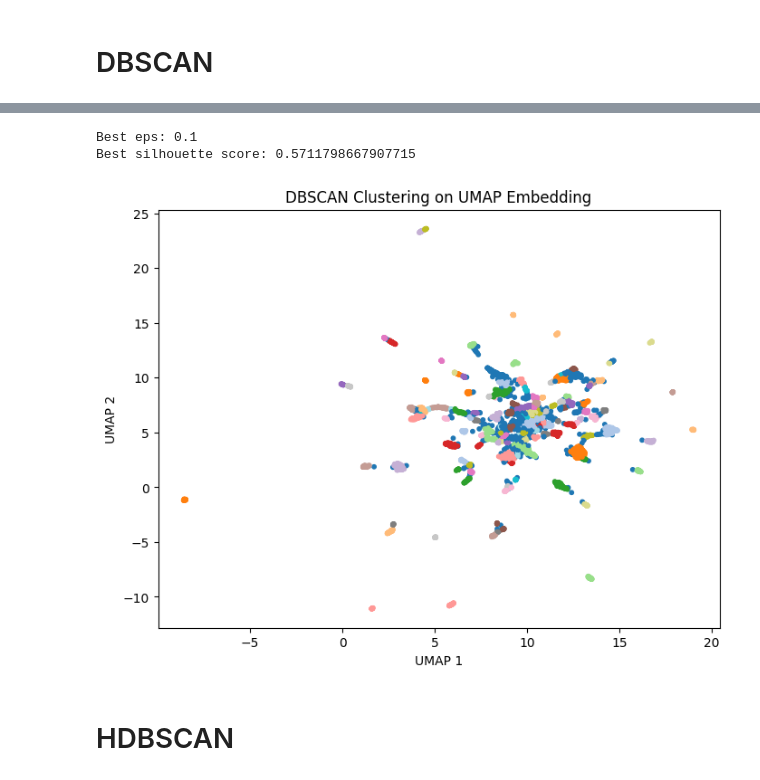
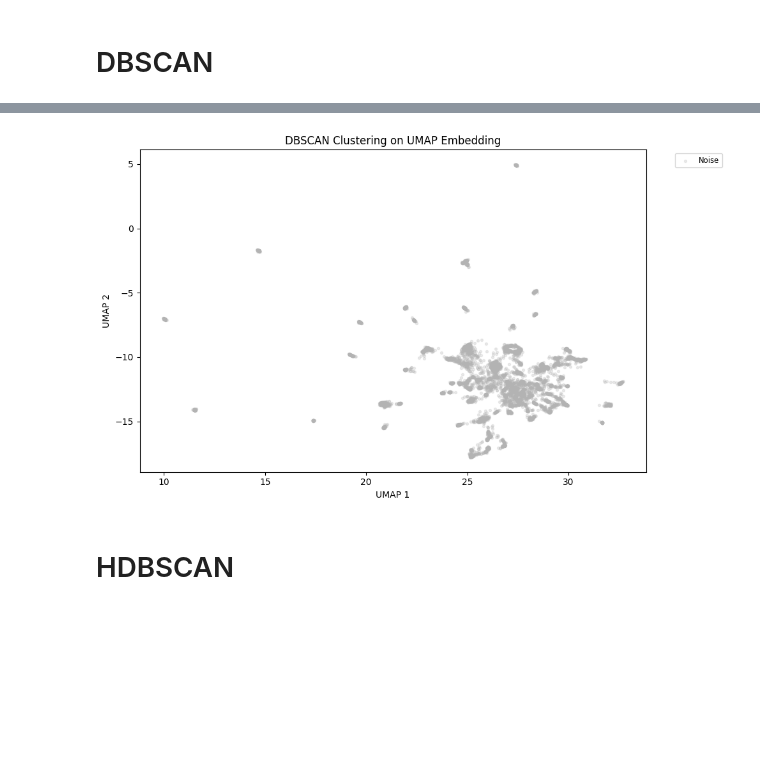
Before and after one commit to Etxarri/ShelterAI, a Jupyter notebook: backend/ai-service/documentation/clustering_models.ipynb, the cells around one changed output, grey strips where cells are left out. Drawn from its saved outputs; the diff is of its cells as text; code cells hidden in the pictures; blank space fills up the shorter version.

```diff
--- a/backend/ai-service/documentation/clustering_models.ipynb
+++ b/backend/ai-service/documentation/clustering_models.ipynb
@@ -434 +401,3 @@ Best number of clusters: 4
+# %%
+best_k = 4
 # %% [markdown]
@@ -436,11 +405,10 @@ This method uses silhouette analysis to determine the optimal number of clusters
 # %%
 from sklearn.cluster import AgglomerativeClustering
-
 hierarchical = AgglomerativeClustering(
     n_clusters=best_k,
     linkage='ward'
 )
 
-cluster_labels = hierarchical.fit_predict(X_umap)
+hierarchical_labels = hierarchical.fit_predict(X_scaled)
 # %%
 import matplotlib.pyplot as plt
@@ -468,6 +447,3 @@ Therefore, we will explore and compare different clustering models to determine
 # DBSCAN
 # %%
 dfdbscan = train_df
-
-scaler = StandardScaler()
-X_scaled = scaler.fit_transform(dfdbscan)
@@ -504,47 +487,40 @@ Number of noise points: 0
-# %%
-from sklearn.metrics import silhouette_score
-
-best_eps = None
-best_score = -1
-eps_values = np.linspace(0.1, 1.5, 15)  # adjust range if needed
-
-for eps in eps_values:
-    model = DBSCAN(eps=eps, min_samples=5)
-    labels = model.fit_predict(X_umap)
-
-    # Only calculate silhouette if at least 2 clusters
-    n_clusters = len(set(labels)) - (1 if -1 in labels else 0)
-    if n_clusters > 1:
-        score = silhouette_score(X_umap, labels)
-        if score > best_score:
-            best_score = score
-            best_eps = eps
-
-print("Best eps:", best_eps)
-print("Best silhouette score:", best_score)
-# %% [output]
-Best eps: 0.1
-Best silhouette score: 0.5711798667907715
 # %%
-final_dbscan = DBSCAN(eps=best_eps, min_samples=5)
-final_labels = final_dbscan.fit_predict(X_umap)
+final_dbscan = DBSCAN(eps=0.4, min_samples=5)
+final_labels = final_dbscan.fit_predict(X_scaled)
 # %%
 import matplotlib.pyplot as plt
+import numpy as np
 
-plt.figure(figsize=(8, 6))
-plt.scatter(
-    X_umap[:, 0],
-    X_umap[:, 1],
-    c=final_labels,
-    s=10,
-    cmap='tab20'
-)
+show_noise = True  # siempre mostrar ruido para evitar plot vacío
+cluster_ids = np.unique(final_labels)
+cmap = plt.cm.get_cmap('tab20', len(cluster_ids))
+
+plt.figure(figsize=(10, 6))
+
+for idx, c in enumerate(cluster_ids):
+    mask = final_labels == c
+    color = (0.7, 0.7, 0.7) if c == -1 else cmap(idx)
+    label = 'Noise' if c == -1 else f'Cluster {idx + 1}'
+    alpha = 0.25 if c == -1 else 0.7
+    s = 8 if c == -1 else 20
+
+    plt.scatter(
+        train_df.loc[mask, 'umap1'],
+        train_df.loc[mask, 'umap2'],
+        color=color,
+        label=label,
+        alpha=alpha,
+        s=s
+    )
+
+plt.xlabel('UMAP 1')
+plt.ylabel('UMAP 2')
 plt.title("DBSCAN Clustering on UMAP Embedding")
-plt.xlabel("UMAP 1")
-plt.ylabel("UMAP 2")
+plt.legend(bbox_to_anchor=(1.05, 1), loc='upper left', fontsize='small')
+plt.tight_layout()
 plt.show()
 # %% [output]
-[figure, old version]
+[figure, new version]
 # %% [markdown]
 # HDBSCAN
 # %%
```
Also changed, not shown: parts of 34 cells of this notebook.
